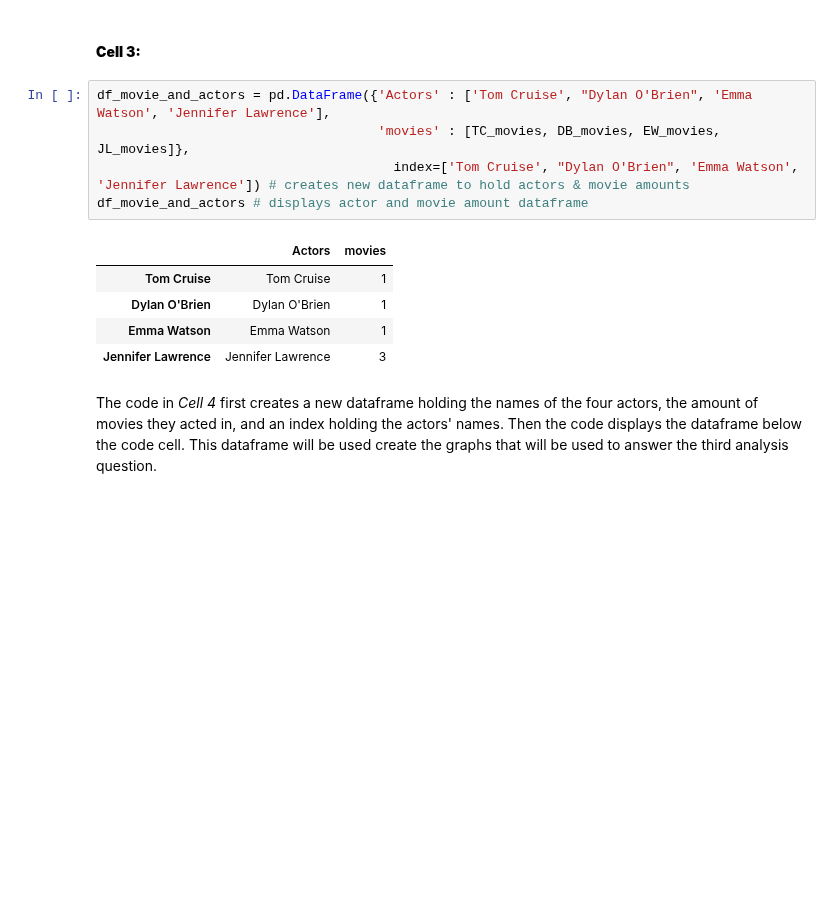
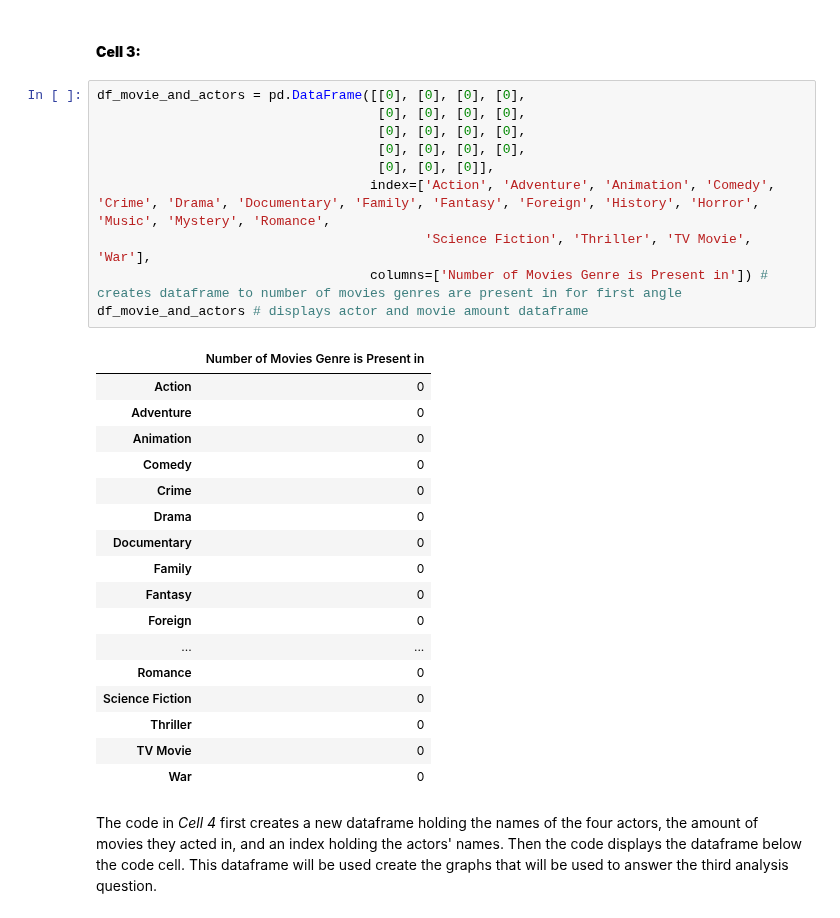
Before and after one commit to jwGitHub9860/Investigate_A_Dataset, a Jupyter notebook: Investigate_a_Dataset.ipynb, the cells around one changed output. Drawn from its saved outputs; the diff is of its cells as text; blank space fills up the shorter version.

Commit message:
refactor: Refactoring production code
Change dataframe in code cell for "Cell 3" to hold number of movies genres are present in for first angle for second analysis question

```diff
--- a/Investigate_a_Dataset.ipynb
+++ b/Investigate_a_Dataset.ipynb
@@ -848,17 +848,34 @@ The analysis question was investigated by **three angles** to answer the questio
 The first angle that was used first finds the top 5 most popular movies, next the genres of those movies were found, finally the genres that were in all 5 movies were compared and the genres that were in all 5 movies were found. The genres that were in all 5 movies were the movie genres that Tom Cruise is most likely to be asked to star in. (**PAST TENSE**)
 # %% [markdown]
 #### **Cell 3:**
-# %%
-df_movie_and_actors = pd.DataFrame({'Actors' : ['Tom Cruise', "Dylan O'Brien", 'Emma Watson', 'Jennifer Lawrence'],
-                                    'movies' : [TC_movies, DB_movies, EW_movies, JL_movies]},
-                                      index=['Tom Cruise', "Dylan O'Brien", 'Emma Watson', 'Jennifer Lawrence']) # creates new dataframe to hold actors & movie amounts
-df_movie_and_actors # displays actor and movie amount dataframe
-# %% [output]
-|  | Actors | movies |
-| Tom Cruise | Tom Cruise | 1 |
-| Dylan O'Brien | Dylan O'Brien | 1 |
-| Emma Watson | Emma Watson | 1 |
-| Jennifer Lawrence | Jennifer Lawrence | 3 |
+# %%
+df_movie_and_actors = pd.DataFrame([[0], [0], [0], [0],
+                                    [0], [0], [0], [0],
+                                    [0], [0], [0], [0],
+                                    [0], [0], [0], [0],
+                                    [0], [0], [0]],
+                                   index=['Action', 'Adventure', 'Animation', 'Comedy', 'Crime', 'Drama', 'Documentary', 'Family', 'Fantasy', 'Foreign', 'History', 'Horror', 'Music', 'Mystery', 'Romance',
+                                          'Science Fiction', 'Thriller', 'TV Movie', 'War'],
+                                   columns=['Number of Movies Genre is Present in']) # creates dataframe to number of movies genres are present in for first angle
+df_movie_and_actors # displays actor and movie amount dataframe
+# %% [output]
+|  | Number of Movies Genre is Present in |
+| Action | 0 |
+| Adventure | 0 |
+| Animation | 0 |
+| Comedy | 0 |
+| Crime | 0 |
+| Drama | 0 |
+| Documentary | 0 |
+| Family | 0 |
+| Fantasy | 0 |
+| Foreign | 0 |
+| ... | ... |
+| Romance | 0 |
+| Science Fiction | 0 |
+| Thriller | 0 |
+| TV Movie | 0 |
+| War | 0 |
 # %% [markdown]
 The code in _Cell 4_ first creates a new dataframe holding the names of the four actors, the amount of movies they acted in, and an index holding the actors' names. Then the code displays the dataframe below the code cell. This dataframe will be used create the graphs that will be used to answer the third analysis question.
 # %% [markdown]
```
